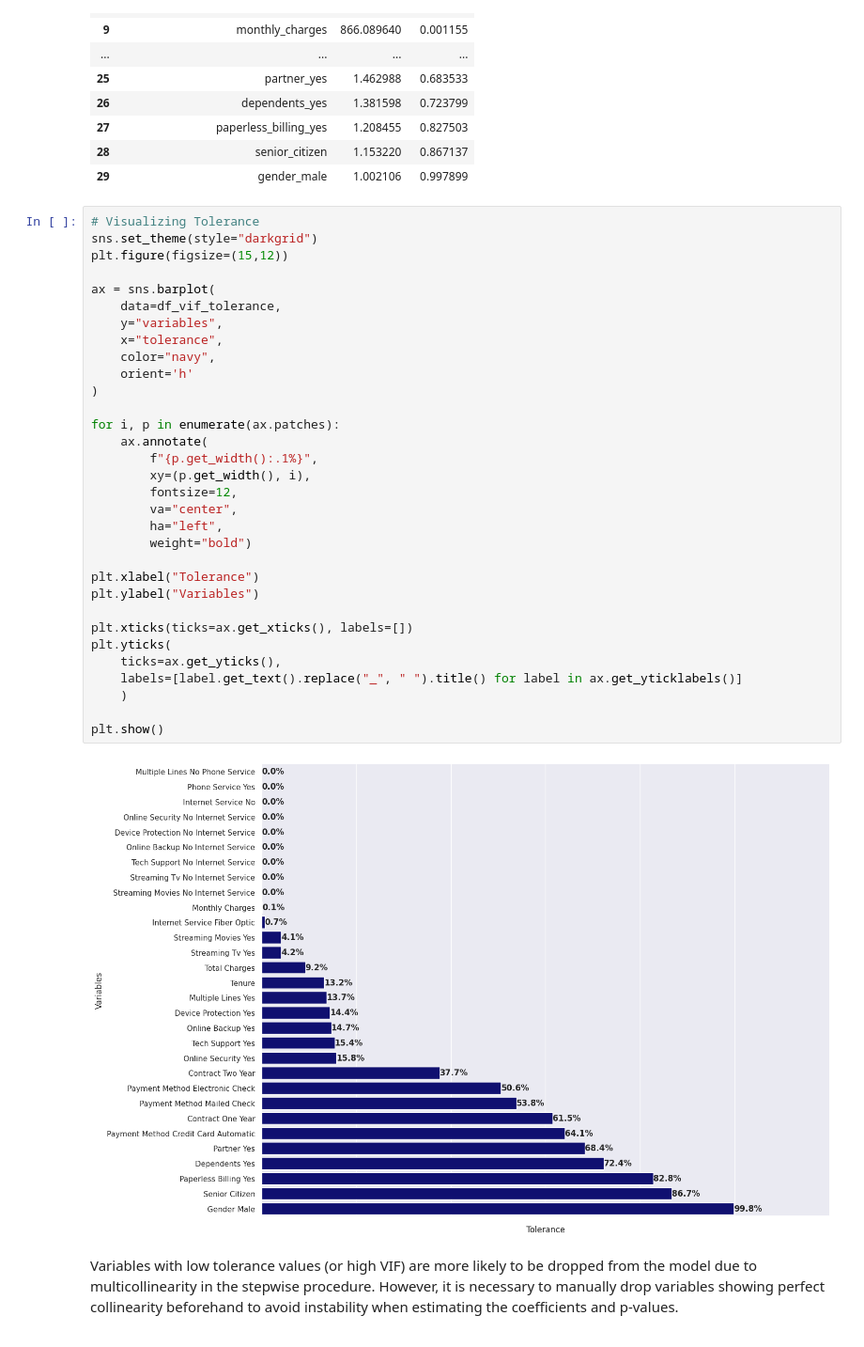
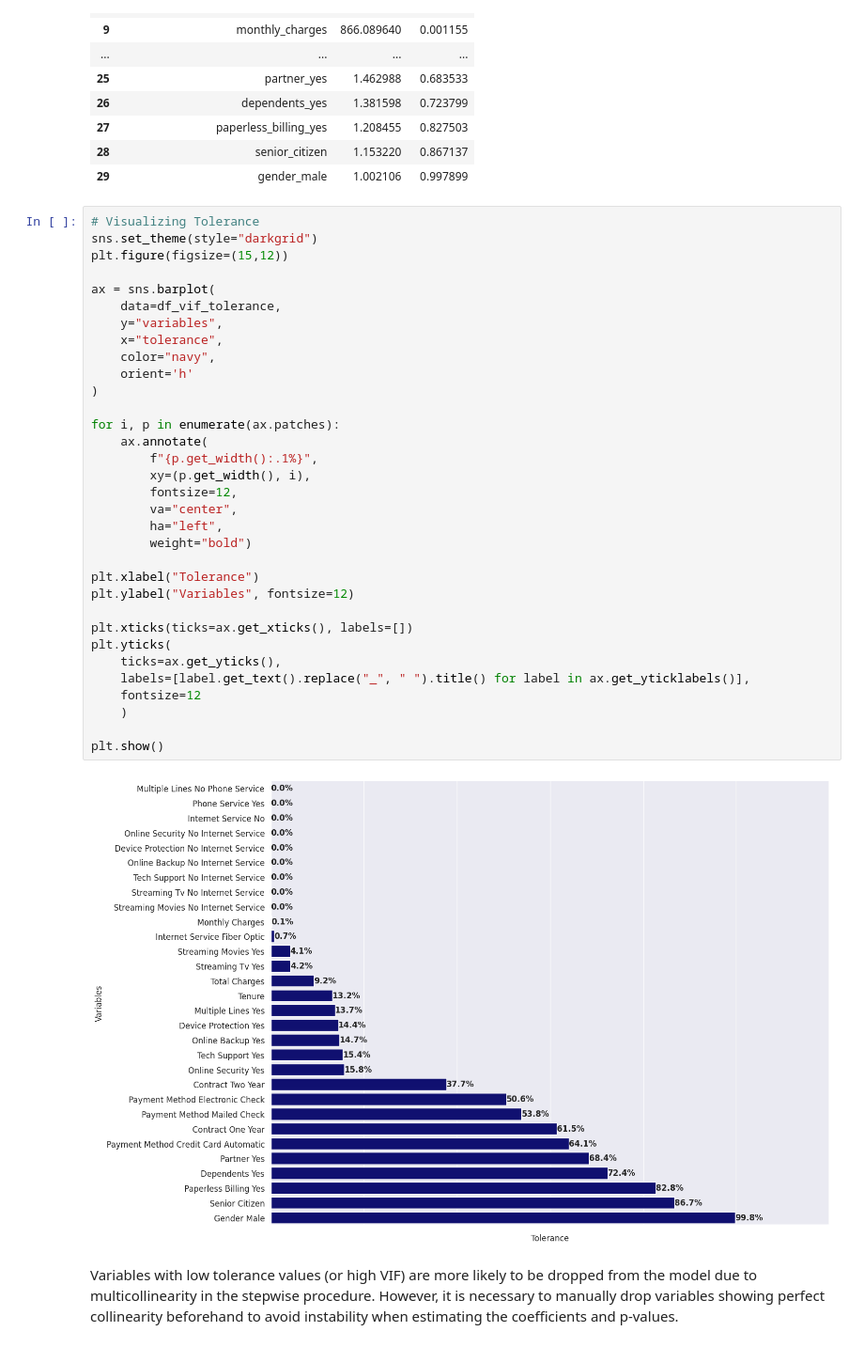
Before and after one commit to dan-teixeira/data-science, a Jupyter notebook: telco_costumer_churn/telco_customer_churn.ipynb, the cells around one changed output. Shown at 94% size. Saved outputs shown, nothing was run; the diff lists cells and outputs as text.

```diff
--- a/telco_costumer_churn/telco_customer_churn.ipynb
+++ b/telco_costumer_churn/telco_customer_churn.ipynb
@@ -227,36 +227,37 @@ df_vif_tolerance
 # Visualizing Tolerance
 sns.set_theme(style="darkgrid")
 plt.figure(figsize=(15,12))
 
 ax = sns.barplot(
     data=df_vif_tolerance,
     y="variables",
     x="tolerance",
     color="navy",
     orient='h'
 )
 
 for i, p in enumerate(ax.patches):
     ax.annotate(
         f"{p.get_width():.1%}",
         xy=(p.get_width(), i),
         fontsize=12,
         va="center",
         ha="left",
         weight="bold")
 
 plt.xlabel("Tolerance")
-plt.ylabel("Variables")
+plt.ylabel("Variables", fontsize=12)
 
 plt.xticks(ticks=ax.get_xticks(), labels=[])
 plt.yticks(
     ticks=ax.get_yticks(),
-    labels=[label.get_text().replace("_", " ").title() for label in ax.get_yticklabels()]
+    labels=[label.get_text().replace("_", " ").title() for label in ax.get_yticklabels()],
+    fontsize=12
     )
 
 plt.show()
 # %% [output]
-[figure, old version]
+[figure, new version]
 # %% [markdown]
 Variables with low tolerance values (or high VIF) are more likely to be dropped from the model due to multicollinearity in the stepwise procedure. However, it is necessary to manually drop variables showing perfect collinearity beforehand to avoid instability when estimating the coefficients and p-values.
 # %%
```
Also changed, not shown: parts of 14 cells of this notebook, 1 other file.
